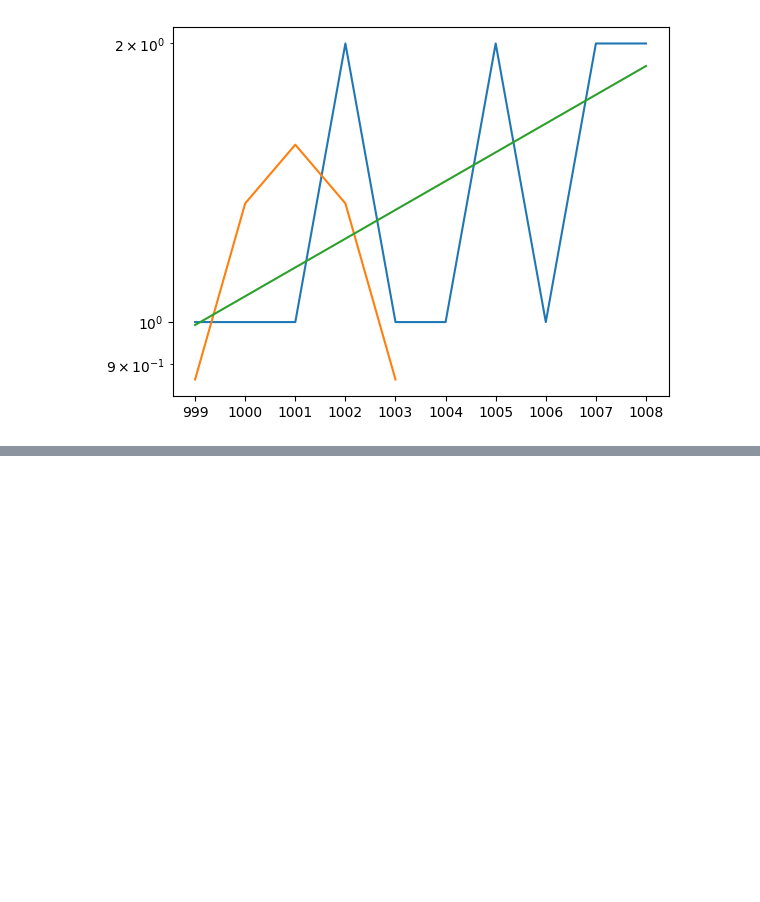
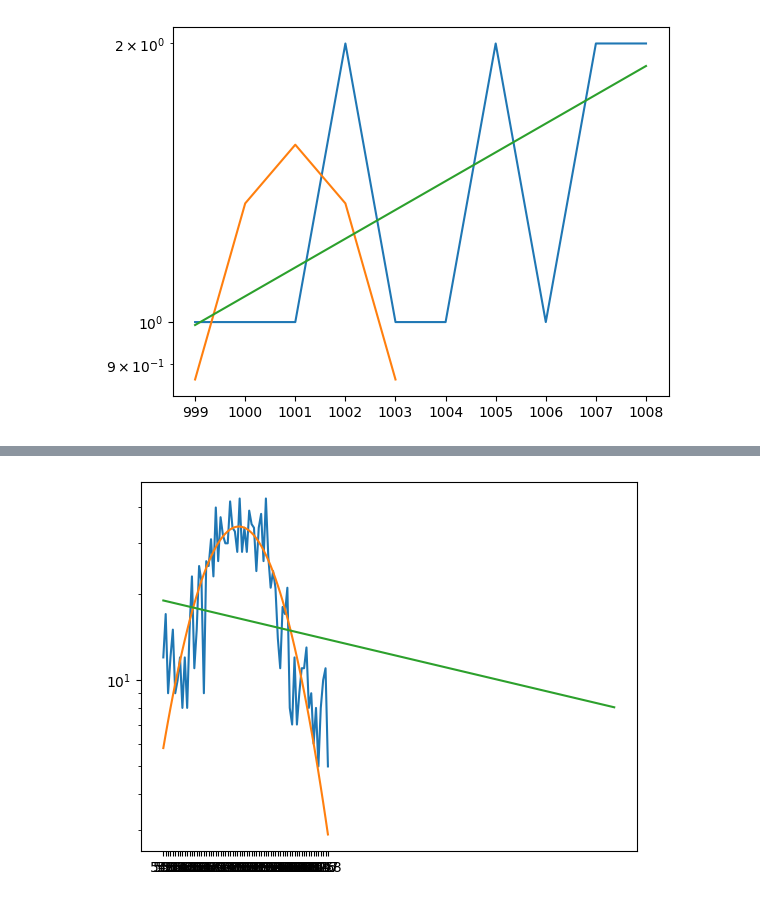
Before and after one commit to Gish-Sky/E11_LabWork, a Jupyter notebook: Spectroscopy Analysis.ipynb, the cells around one changed output, grey strips where cells are left out. Cells and saved outputs as stored; diff of their text form; code cells hidden in the pictures; blank space fills up the shorter version.

```diff
--- a/Spectroscopy Analysis.ipynb
+++ b/Spectroscopy Analysis.ipynb
@@ -319,3 +319,101 @@ Intersection points: [0.28797143 3.22170932]
 Definite integral = -3.30829232252283 + 2.31104110917971*sqrt(pi)
 Total counts for U238 is : 2.4263793430524574 = 3 counts
 [figure]
+# %%
+#Energy Peak for Cs-137 is 662 keV
+df_Etcheverry_Cs137 = df_Etcheverry[510: 700] #Extra points to better fit the exponential curve
+df_Etcheverry_Cs137_gaussian = df_Etcheverry[550:620] #The gaussian curve itself
+plt.plot(df_Etcheverry_Cs137_gaussian)
+
+
+#Gaussian Fit
+Etcheverry_Cs137_gaussian_index = df_Etcheverry_Cs137_gaussian.index
+Etcheverry_Cs137_gaussian_index = np.arange(len(Etcheverry_Cs137_gaussian_index))
+Etcheverry_Cs137_gaussian_values = df_Etcheverry_Cs137_gaussian.values
+Etcheverry_Cs137_gaussian_values = Etcheverry_Cs137_gaussian_values.flatten()
+
+
+std = np.std(Etcheverry_Cs137_gaussian_values)
+mean = np.mean(Etcheverry_Cs137_gaussian_values)
+
+
+def gaussian(x, amplitude, mean, std):
+    return amplitude * np.exp(-((x - mean) / std) ** 2 / 2)
+
+
+initial_guess = (1, mean, std)
+params, covariance = curve_fit(gaussian, Etcheverry_Cs137_gaussian_index, Etcheverry_Cs137_gaussian_values, p0 = initial_guess)
+amplitude, mean, std = params
+
+
+plt.plot(Etcheverry_Cs137_gaussian_index, gaussian(Etcheverry_Cs137_gaussian_index, amplitude, mean, std))
+
+
+#Exponential Fit
+Etcheverry_Cs137_index = df_Etcheverry_Cs137.index
+Etcheverry_Cs137_index = np.arange(len(Etcheverry_Cs137_index))
+Etcheverry_Cs137_values = df_Etcheverry_Cs137.values
+Etcheverry_Cs137_values = Etcheverry_Cs137_values.flatten()
+def exponential_func2(x, a, b):
+    return a * np.exp(-b * x)
+
+
+params, covariance = curve_fit(exponential_func2, Etcheverry_Cs137_index, Etcheverry_Cs137_values)
+a, b = params
+plt.plot(Etcheverry_Cs137_index, exponential_func2(Etcheverry_Cs137_index, a, b))
+plt.yscale('log')
+
+
+#Intersection
+def f(x, amplitude, mean, std):
+    return amplitude * np.exp(-((x - mean) / std) ** 2 / 2)
+
+
+def g(x, a, b):
+    return a * np.exp(-b * x)
+
+
+def intersection_function(x, amplitude, mean, std, a, b):
+    return gaussian(x, amplitude, mean, std) - exponential_func2(x, a, b)
+
+
+intersection_points = []
+for i in range(len(Etcheverry_Cs137_index)):
+    intersection_point = fsolve(intersection_function, i, args=(amplitude, mean, std, a, b))
+    intersection_point = int(intersection_point)
+    intersection_points.append(intersection_point)
+
+
+intersection_points = np.array(intersection_points)
+intersection_points = intersection_points[intersection_points < 100]
+intersection_points = np.unique(intersection_points)
+
+
+#Integration
+x = symbols('x')
+f_gaussian = amplitude * exp(-((x - mean) / std) ** 2 / 2)
+f_exponential = a * exp(-b * x)
+
+
+lower_bound = intersection_points[0]
+upper_bound = intersection_points[1]
+
+
+#definite_integral_gaussian = integrate(f_gaussian, (x, lower_bound, upper_bound)) Integral is unsolvable.
+definite_integral_exponential = integrate(f_exponential, (x, lower_bound, upper_bound))
+#definite_integral = definite_integral_gaussian - definite_integral_exponential
+
+
+def integrand(x):
+    return np.exp(0.125786623123295 * x) * np.exp(-0.00181337453702553 * x**2)
+
+
+result, error = quad(integrand, lower_bound, upper_bound)
+
+
+# Multiply the result by the constant and subtract the other constant
+definite_integral = 2.16175471677203 * result - definite_integral_exponential
+
+
+print(f'number of counts for Cs137 = {definite_integral}')
+# %% [output]
@@ -321,0 +421 @@ Total counts for U238 is : 2.4263793430524574 = 3 counts
+[figure, added]
```
Also changed, not shown: parts of 1 cell of this notebook.
